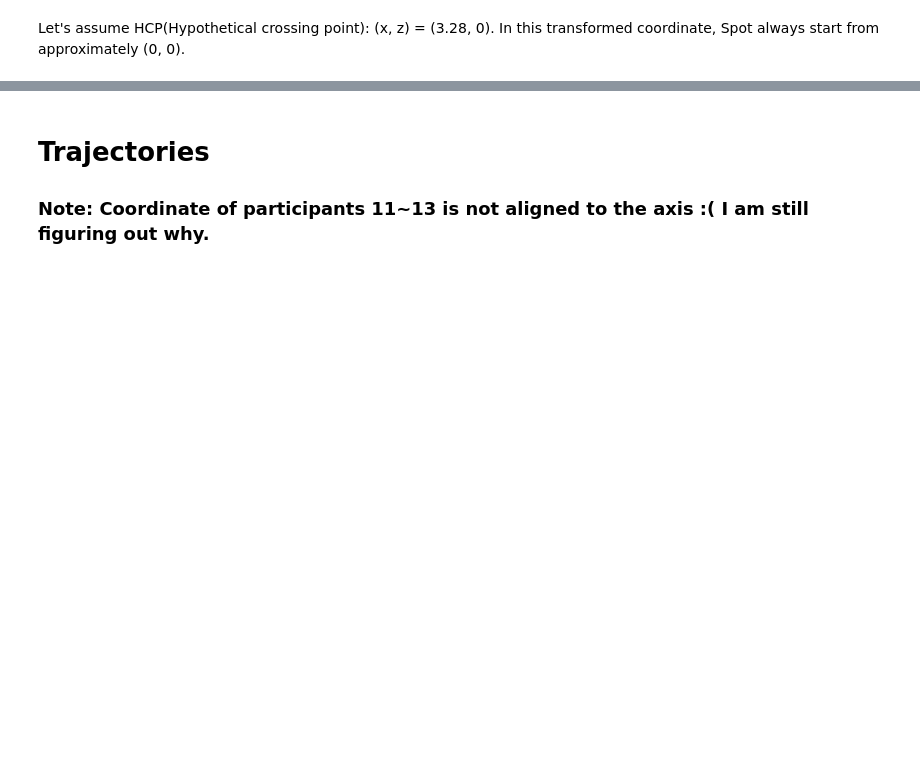
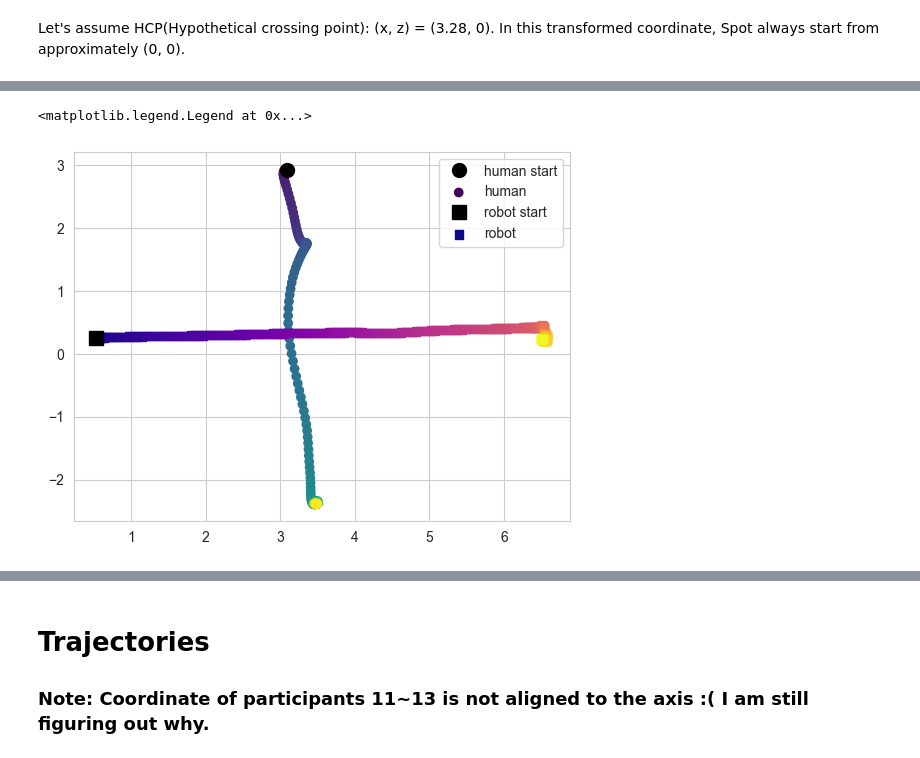
Before and after one commit to tud-hri/Spot-DataAnalysis, a Jupyter notebook: Spot_trajectory_analysis.ipynb, the cells around one changed output, grey strips where cells are left out. Saved outputs shown, nothing was run; the diff lists cells and outputs as text; code cells hidden in the pictures; blank space fills up the shorter version.

```diff
--- a/Spot_trajectory_analysis.ipynb
+++ b/Spot_trajectory_analysis.ipynb
@@ -449,0 +463,2 @@ approximately (0, 0).
+# %%
+trial = df_crossing[(df_crossing.pp_id==1) & (df_crossing.trial==17)]
@@ -449,0 +481,10 @@ approximately (0, 0).
+# %%
+fig, ax = plt.subplots()
+ax.plot(trial.x_human[0], trial.z_human[0], color="k", ls="", marker="o", ms=10, label="human start")
+ax.scatter(trial.x_human, trial.z_human, c=cm.viridis(trial.time/trial.time.max()), marker="o", label="human")
+ax.plot(trial.x_spot[0], trial.z_spot[0], color="k", ls="", marker="s", ms=10, label="robot start")
+ax.scatter(trial.x_spot, trial.z_spot, c=cm.plasma(trial.time/trial.time.max()), marker="s", label="robot")
+ax.legend()
+# %% [output]
+<matplotlib.legend.Legend at 0x...>
+[figure, added]
```
Also changed, not shown: parts of 28 cells of this notebook, 1 other file.
